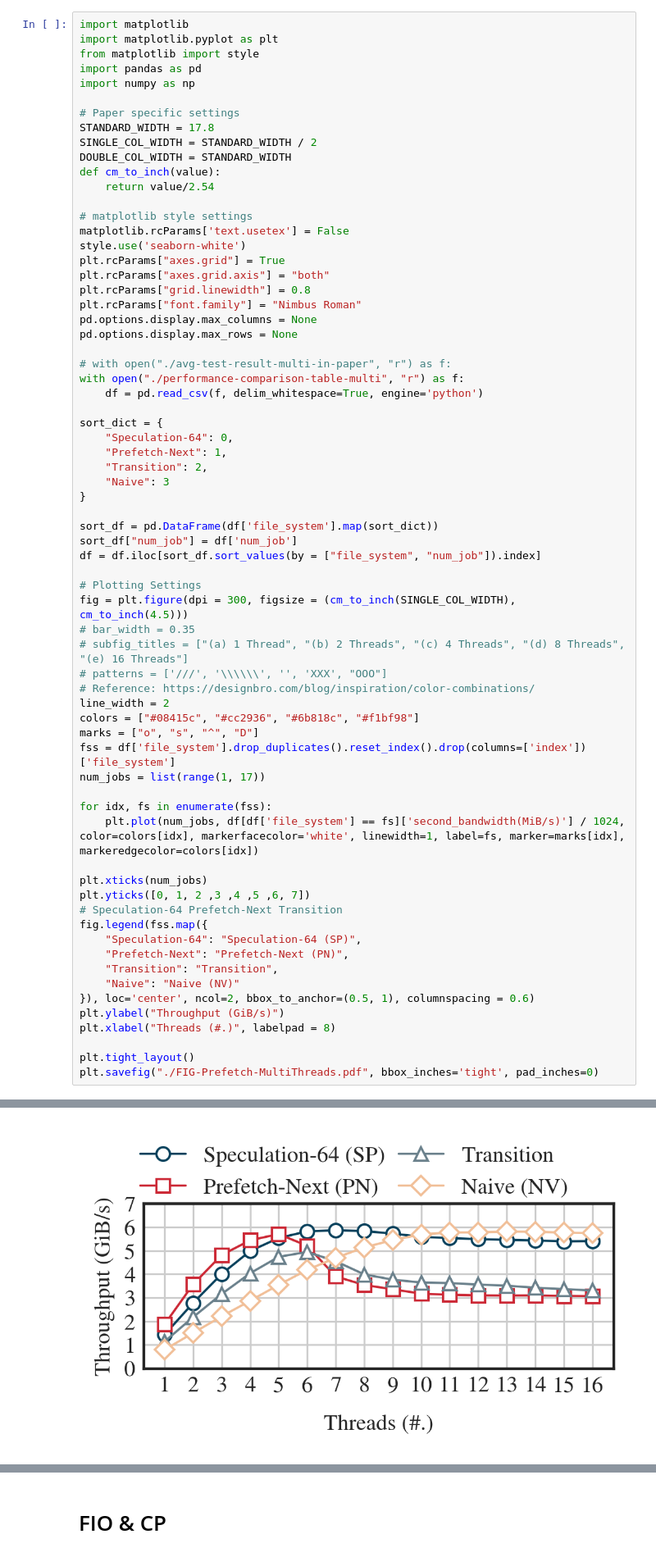
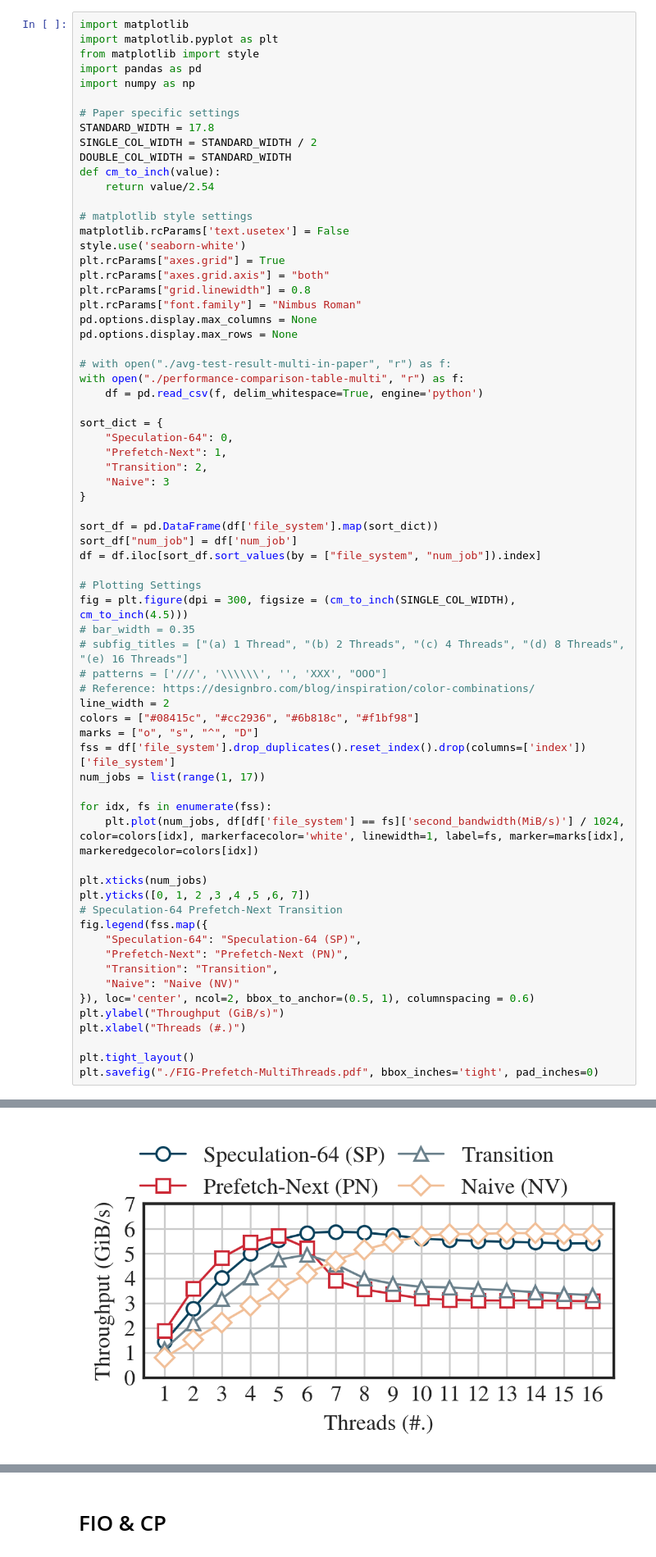
Before and after one commit to Light-Dedup/tests, a Jupyter notebook: TODO_FIG_FIO_Prefetch/plot.ipynb, the cells around one changed output, grey strips where cells are left out. Shown at 82% size. Saved outputs shown, nothing was run; the diff lists cells and outputs as text.

```diff
--- a/TODO_FIG_FIO_Prefetch/plot.ipynb
+++ b/TODO_FIG_FIO_Prefetch/plot.ipynb
@@ -40,35 +40,35 @@ df = df.iloc[sort_df.sort_values(by = ["file_system", "num_job"]).index]
 # Plotting Settings
 fig = plt.figure(dpi = 300, figsize = (cm_to_inch(SINGLE_COL_WIDTH), cm_to_inch(4.5)))
 # bar_width = 0.35
 # subfig_titles = ["(a) 1 Thread", "(b) 2 Threads", "(c) 4 Threads", "(d) 8 Threads", "(e) 16 Threads"]
 # patterns = ['///', '\\\\\\', '', 'XXX', "OOO"]
 # Reference: https://designbro.com/blog/inspiration/color-combinations/
 line_width = 2
 colors = ["#08415c", "#cc2936", "#6b818c", "#f1bf98"]
 marks = ["o", "s", "^", "D"]
 fss = df['file_system'].drop_duplicates().reset_index().drop(columns=['index'])['file_system']
 num_jobs = list(range(1, 17))
 
 for idx, fs in enumerate(fss):
     plt.plot(num_jobs, df[df['file_system'] == fs]['second_bandwidth(MiB/s)'] / 1024, color=colors[idx], markerfacecolor='white', linewidth=1, label=fs, marker=marks[idx], markeredgecolor=colors[idx])
 
 plt.xticks(num_jobs)
 plt.yticks([0, 1, 2 ,3 ,4 ,5 ,6, 7])
 # Speculation-64 Prefetch-Next Transition
 fig.legend(fss.map({
     "Speculation-64": "Speculation-64 (SP)",
     "Prefetch-Next": "Prefetch-Next (PN)",
     "Transition": "Transition",
     "Naive": "Naive (NV)"
 }), loc='center', ncol=2, bbox_to_anchor=(0.5, 1), columnspacing = 0.6)
 plt.ylabel("Throughput (GiB/s)")
-plt.xlabel("Threads (#.)", labelpad = 8)
+plt.xlabel("Threads (#.)")
 
 plt.tight_layout()
 plt.savefig("./FIG-Prefetch-MultiThreads.pdf", bbox_inches='tight', pad_inches=0)
 # %% [output]
 'NimbusRoman-Regular.otf' can not be subsetted into a Type 3 font. The entire font will be embedded in the output.
-[figure, old version]
+[figure, new version]
 # %%
 matplotlib.rcParams['text.usetex'] = False
 style.use('seaborn-white')
```
Also changed, not shown: parts of 1 cell of this notebook, 11 other files.
